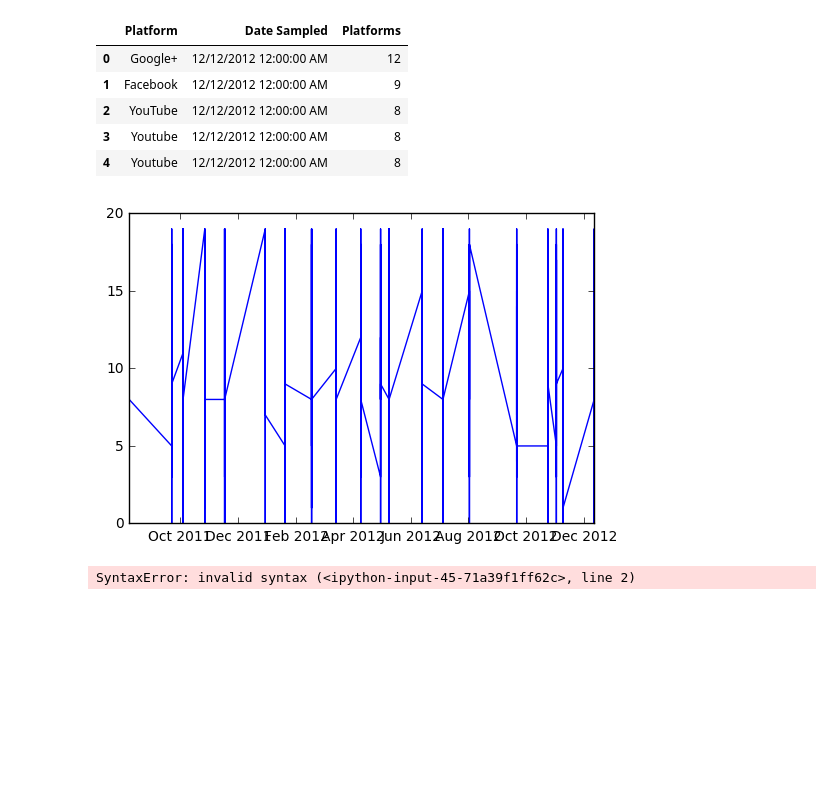
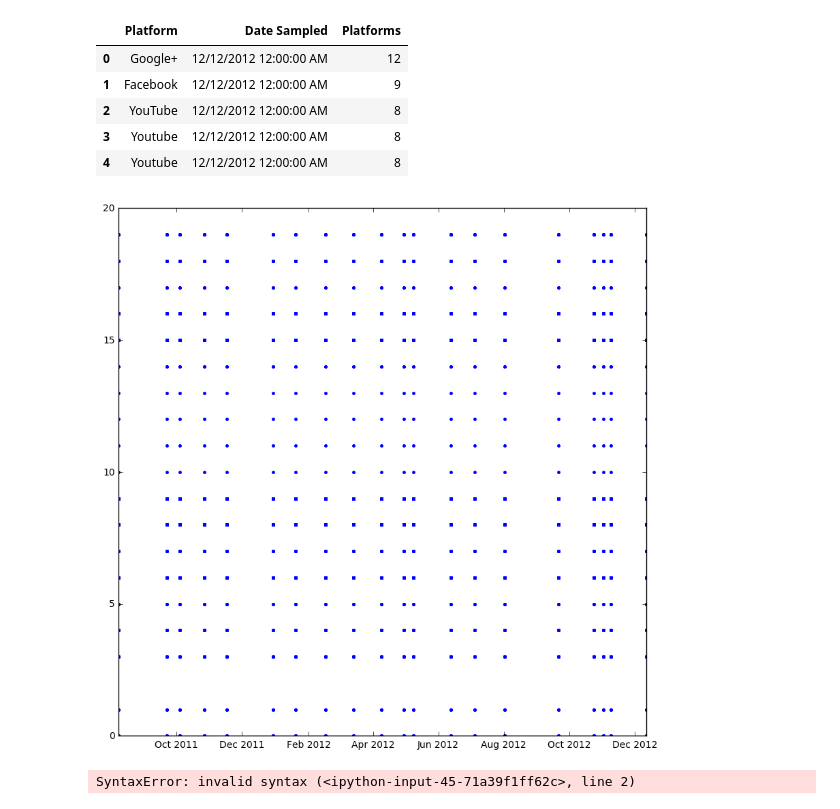
Before and after one commit to amyoshino/PUI2016_amy324, a Jupyter notebook: HW2_amy324/social_media_test.ipynb, the cells around one changed output. Cells and saved outputs as stored; diff of their text form; code cells hidden in the pictures; blank space fills up the shorter version.

```diff
--- a/HW2_amy324/social_media_test.ipynb
+++ b/HW2_amy324/social_media_test.ipynb
@@ -64,12 +68,12 @@ social_media.head()
 # %%
 social_media['Date Sampled'] = pd.to_datetime(social_media['Date Sampled'])
 # %%
-fig = plt.figure()
+fig = plt.figure(figsize=(10,10))
 fig.gca()
-plt.plot(np.array(social_media['Date Sampled']), np.array(social_media['Platforms']))
+plt.plot(np.array(social_media['Date Sampled']), np.array(social_media['Platforms']), '.')
 plt.show()
 # %% [output]
-[figure, old version]
+[figure, new version]
 # %%
 fig = plt.figure()
 social_media.plot(x ='Date Sampled', y ='Platforms'))
```
Also changed, not shown: parts of 1 cell of this notebook, 3 other files.
